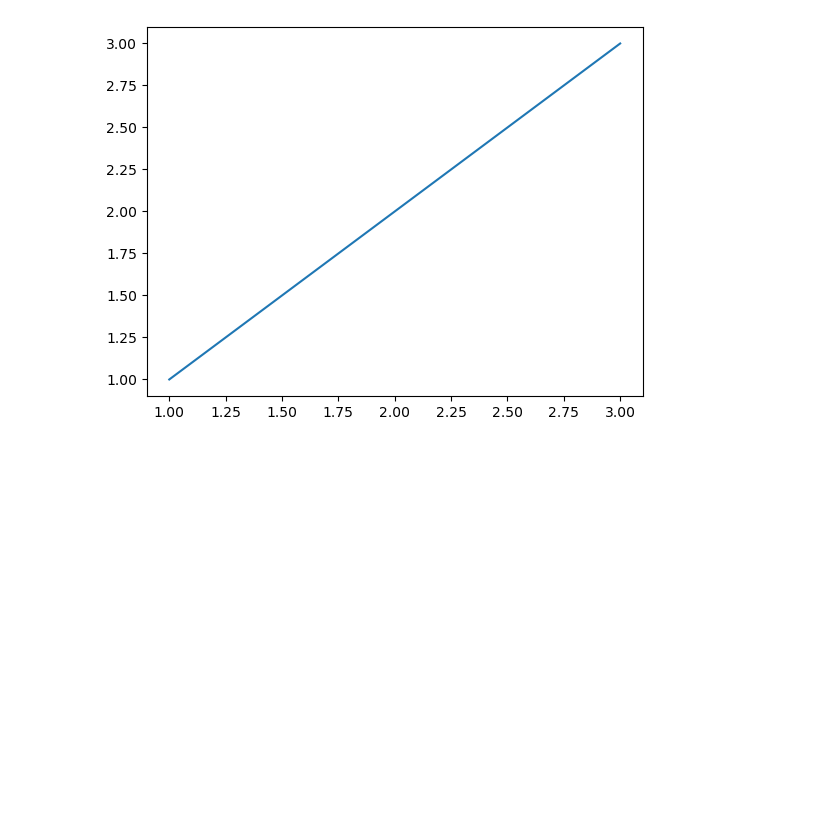
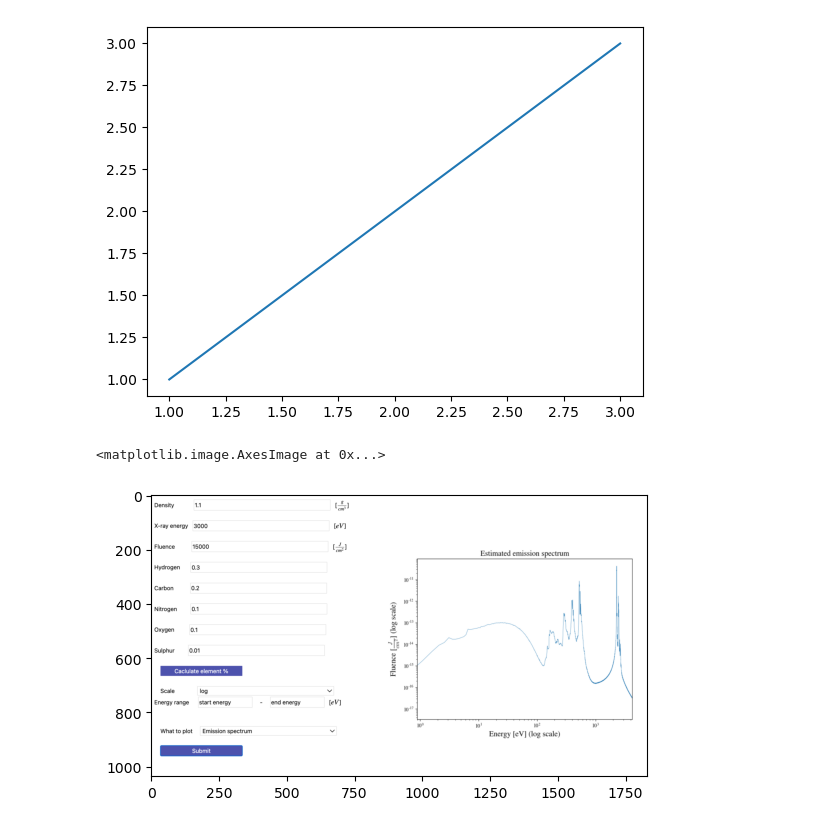
Before and after one commit to agelii92/visualization, a Jupyter notebook: test.ipynb, the cells around one changed output. Saved outputs shown, nothing was run; the diff lists cells and outputs as text; code cells hidden in the pictures; blank space fills up the shorter version.

```diff
--- a/test.ipynb
+++ b/test.ipynb
@@ -10,3 +10,8 @@ plt.plot([1,2,3],[1,2,3])
 # %% [output]
 [<matplotlib.lines.Line2D at 0x...>]
 [figure]
+# %%
+plt.imshow(plt.imread('/Users/harry/Downloads/application.png'))
+# %% [output]
+<matplotlib.image.AxesImage at 0x...>
+[figure, added]
```
